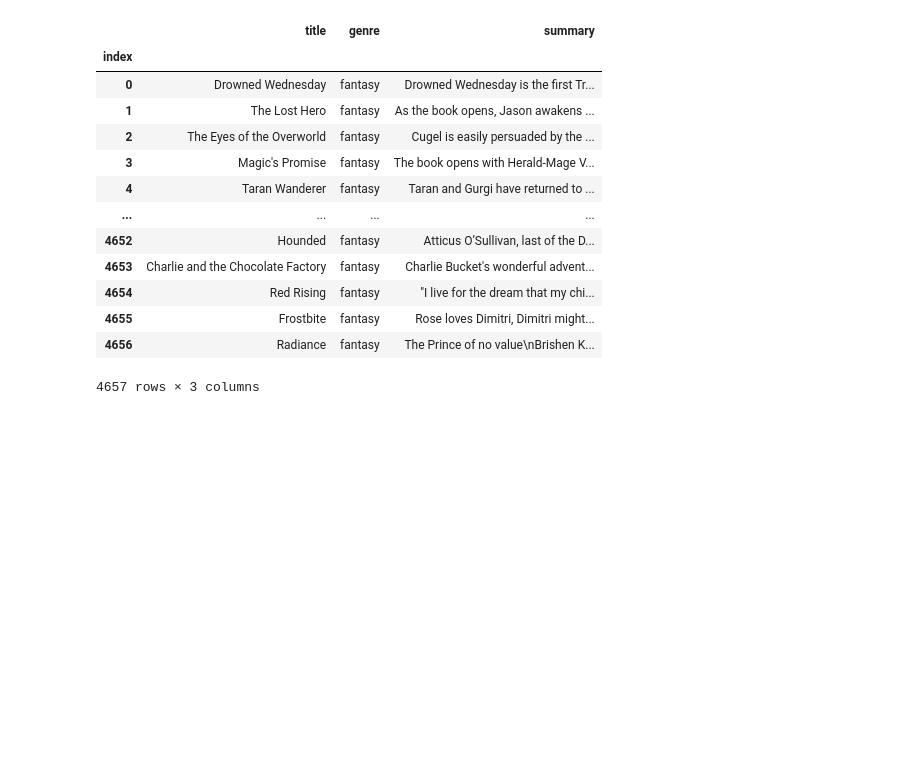
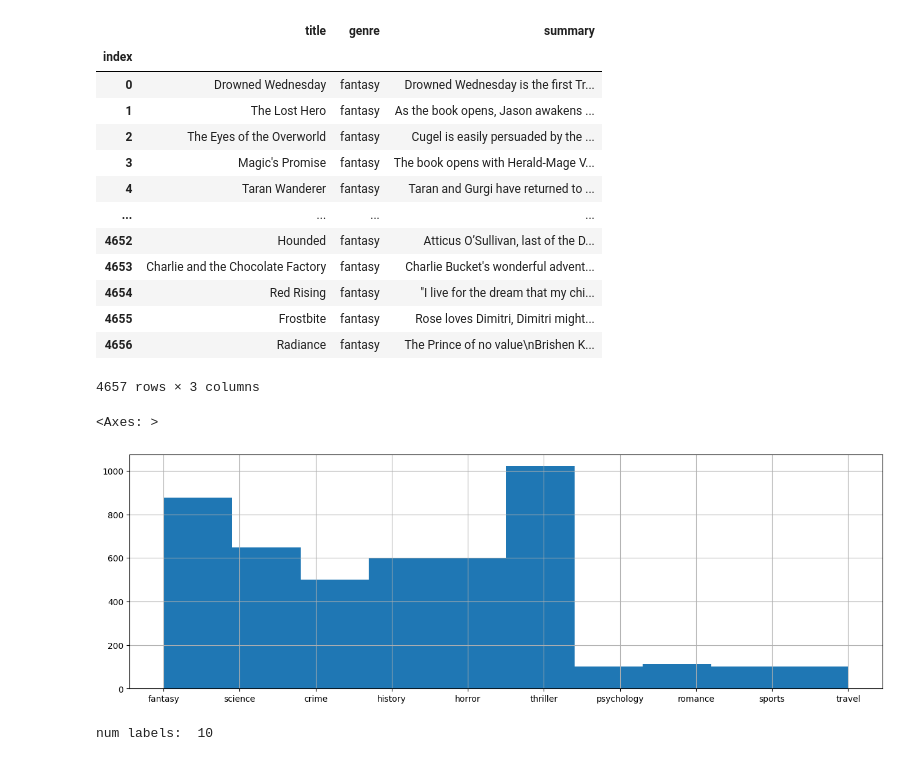
Before and after one commit to MiSaengg/gunhee-RnD-space, a Jupyter notebook: dataset_process/bert_nlp/bert.ipynb, the cells around one changed output. Saved outputs shown, nothing was run; the diff lists cells and outputs as text; code cells hidden in the pictures; blank space fills up the shorter version.

```diff
--- a/dataset_process/bert_nlp/bert.ipynb
+++ b/dataset_process/bert_nlp/bert.ipynb
@@ -23,3 +23,15 @@ data
 | 4655 | Frostbite | fantasy | Rose loves Dimitri, Dimitri might... |
 | 4656 | Radiance | fantasy | The Prince of no value\nBrishen K... |
 4657 rows × 3 columns
+# %%
+data.genre.hist(figsize=(16,5))
+# %% [output]
+<Axes: >
+[figure, added]
+# %%
+num_labels = len(data.genre.unique())
+print("num labels: ", num_labels)
+genre2id = {genre: i for i, genre in enumerate(data.genre.unique())}
+id2genre = {i: genre for i, genre in enumerate(data.genre.unique())}
+# %% [output]
+num labels:  10
```
Also changed, not shown: parts of 24 cells of this notebook, 1 other file.
